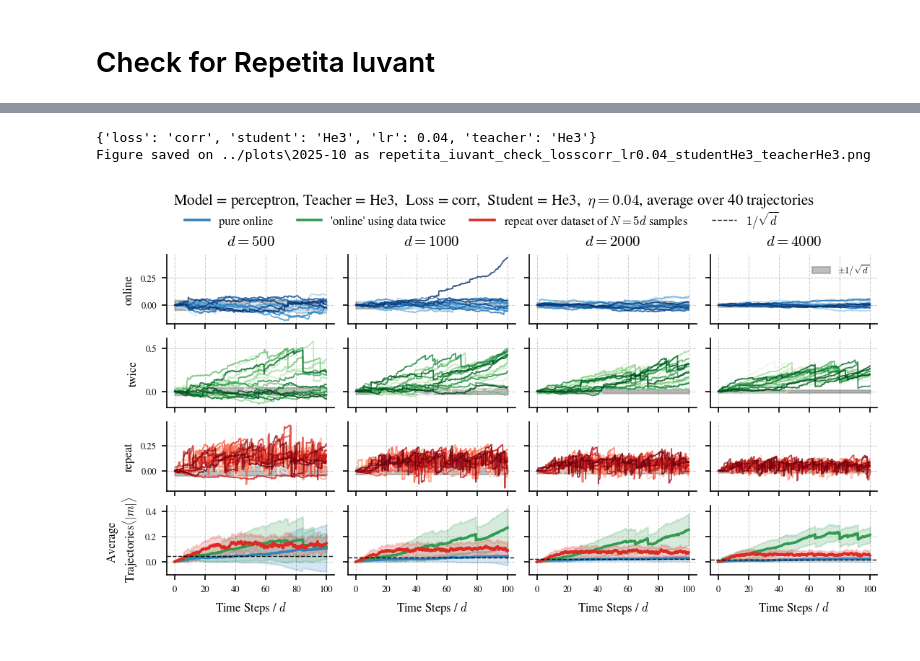
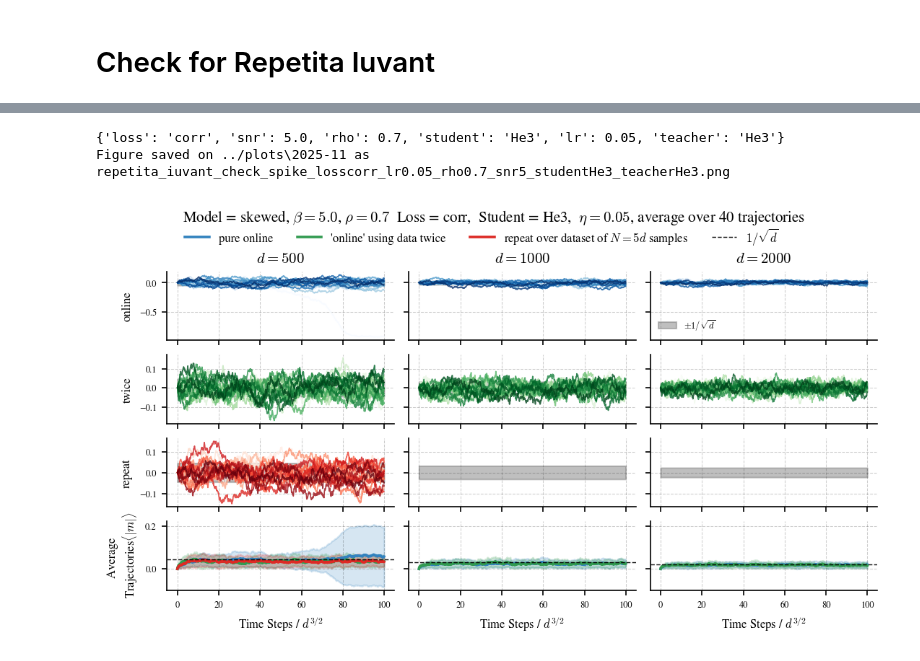
Before and after one commit to CristopherErazo/Stochastic-Gradient-Descent, a Jupyter notebook: notebooks/25-10-23-Plots_Spike.ipynb, the cells around one changed output, grey strips where cells are left out. Cells and saved outputs as stored; diff of their text form; code cells hidden in the pictures.

Commit message:
new plotting with skewed spike and d^3/2 samples/steps - correct download_cluster_data

```diff
--- a/notebooks/25-10-23-Plots_Spike.ipynb
+++ b/notebooks/25-10-23-Plots_Spike.ipynb
@@ -270,28 +270,36 @@ alpha = 100.0
 teacher = 'He3'
 N_walkers = 40
 loss = 'corr'
-model = 'perceptron'
+model = 'skewed'
 mode = 'online'
 student = 'He3'
-lr = 0.04
+lr = 0.05
+rho = 0.7
+snr = 5.0
 # Parameter lists
 # ds = [500,1000,2000,4000]
 # lr_values = [0.1 , 0.2  , 0.4]
 # students = ['relu']
 # variations = ['None','twice']
 # Parameter lists
-ds = [500,1000,2000,4000]
-combinations = [('None','online'),('twice','online'),('None','repeat')]
+ds = [500,1000,2000]
+combinations = [('None','online'),('twice','online'),('None','repeat')]#[:2]
 
 
 # Parameters to save
 names_fixed = ['alpha','teacher','loss','N_walkers','model','mode']
-names_variable = ['d','lr','student','variation']
+names_variable = ['d','lr','student','variation','rho','snr']
 
 data = {}
 for d in ds:
     data[d] = {}
     for i_comb , (variation , mode) in enumerate(combinations):
         params = make_params_dict(names_fixed,names_variable)
-        x = load_data(file_name='evolutions',experiment_name='repetita_iuvant_check',params=params,show=False)
+        # Try to load data otherwise save none in dictionary for data
+        try:
+            x = load_data(file_name='evolutions_spike',experiment_name='repetita_iuvant_check',params=params,show=True)
+        except:
+            x = None
+            print(f"Data not found for d={d} , variation={variation} , mode={mode}")
+        # x = load_data(file_name='evolutions_spike',experiment_name='repetita_iuvant_check',params=params,show=True)
         data[d][i_comb] = x
@@ -298,7 +316,8 @@ for d in ds:
 # %%
 import matplotlib.ticker as mticker
 # Other variables
-N_walkers = x['params']['N_walkers']//2
+Nw = 40
+N_walkers = Nw//2
 
 # lr = 0.1
 # student = 'relu'
@@ -322,11 +341,12 @@ for i , d in enumerate(ds):
         if j == 0 : ax.set_title(fr'$d = {d}$')
 
         # Get data and plot
-        T = data[d][j]['times']/d
-        m = data[d][j]['overlap']
+        if data[d][j] is not None:
+            T = data[d][j]['times']/d**(1.5)
+            m = data[d][j]['overlap']
 
-        for w in range(N_walkers):
-            ax.plot(T,m[:,w],color=cols[w],lw=.8,alpha=0.8)
+            for w in range(N_walkers):
+                ax.plot(T,m[:,w],color=cols[w],lw=.8,alpha=0.8)
 
         ax.fill_between(T,-1/np.sqrt(d),1/np.sqrt(d),color='gray',alpha=0.5,label=r'$\pm 1/\sqrt{d}$')
         ax.grid(lw=0.5,alpha=0.2,ls='--',c='k')
@@ -338,47 +358,48 @@ axes[0,-1].legend(frameon=False)
 axs = axes[-1,:]
 for i , d in enumerate(ds):
     ax = axs[i]
-    ax.set_xlabel(r"Time Steps / $d$",fontsize=FONTSIZES['s'])
+    ax.set_xlabel(r"Time Steps / $d^{3/2}$",fontsize=FONTSIZES['s'])
     # Setupd
     if i == 0 : ax.set_ylabel('Average \n Trajectories'+r'$\langle |m| \rangle $',fontsize=FONTSIZES['s'])
     # if i == 0 : ax.set_title(fr'$d = {d}$')
 
     # Get data and plot
     for j , lb in enumerate(['pure online',"'online' using data twice",r'repeat over dataset of $N=5d$ samples']):
-        T = data[d][j]['times']/d
-        m = data[d][j]['overlap']
-        m_mean = np.mean(np.abs(m),axis=1)
-        m_std = np.std(np.abs(m),axis=1)
+        if data[d][j] is not None:
+            T = data[d][j]['times']/d**(1.5)
+            m = data[d][j]['overlap']
+            m_mean = np.mean(np.abs(m),axis=1)
+            m_std = np.std(np.abs(m),axis=1)
 
-        ax.plot(T,m_mean,lw=1.7,label=rf'{lb}',color=cls[j])
-        ax.fill_between(T,m_mean - m_std , m_mean + m_std , color=cls[j],alpha=0.2)
+            ax.plot(T,m_mean,lw=1.7,label=rf'{lb}',color=cls[j])
+            ax.fill_between(T,m_mean - m_std , m_mean + m_std , color=cls[j],alpha=0.2)
     ax.axhline(y=1/np.sqrt(d),color='black',ls='--',lw=0.7,alpha=0.9,label=r'$1/\sqrt{d}$')
     # ax.fill_between(T,-1/np.sqrt(d),1/np.sqrt(d),color='gray',alpha=0.3,label=r'$1/\sqrt{d}$')
     ax.grid(lw=0.5,alpha=0.2,ls='--',c='k')
 
 axs[0].legend(frameon=False,ncols=2)
 
 # extract local legend from axs[0], remove it and place a global legend for the whole figure
 local_legend = axs[0].get_legend()
 if local_legend:
     local_legend.remove()
 
 handles, labels = axs[0].get_legend_handles_labels()
 fig.legend(handles, labels, loc=(0.3,0.9), bbox_to_anchor=(0.1, 0.99),
            ncol=len(labels), frameon=False, fontsize=FONTSIZES['s'])
 
 # make room for the global legend
 # fig.tight_layout(rect=[0, 0, 1, 0.95])
 
-title = fr' Model = {model}, Teacher = {teacher},  Loss = {loss},  Student = {student},  $\eta = {lr}$, average over {x['params']['N_walkers']} trajectories '
+title = fr' Model = {model}, $\beta={snr}$, $\rho={rho}$  Loss = {loss},  Student = {student},  $\eta = {lr}$, average over {Nw} trajectories '
 fig.suptitle(title,y=1.1)
 
 # Save figure
-names = ['loss','student','lr','teacher']
+names = ['loss','snr','rho','student','lr','teacher']
 params = make_params_dict(names)
 print(params)
-save_fig(fig, file_name='repetita_iuvant_check', params=params,date=True)
+save_fig(fig, file_name='repetita_iuvant_check_spike', params=params,date=True)
 # %% [output]
-{'loss': 'corr', 'student': 'He3', 'lr': 0.04, 'teacher': 'He3'}
-Figure saved on ../plots\2025-10 as repetita_iuvant_check_losscorr_lr0.04_studentHe3_teacherHe3.png
+{'loss': 'corr', 'snr': 5.0, 'rho': 0.7, 'student': 'He3', 'lr': 0.05, 'teacher': 'He3'}
+Figure saved on ../plots\2025-11 as repetita_iuvant_check_spike_losscorr_lr0.05_rho0.7_snr5_studentHe3_teacherHe3.png
-[figure, old version]
+[figure, new version]
```
Also changed, not shown: parts of 1 cell of this notebook, 2 other files.
